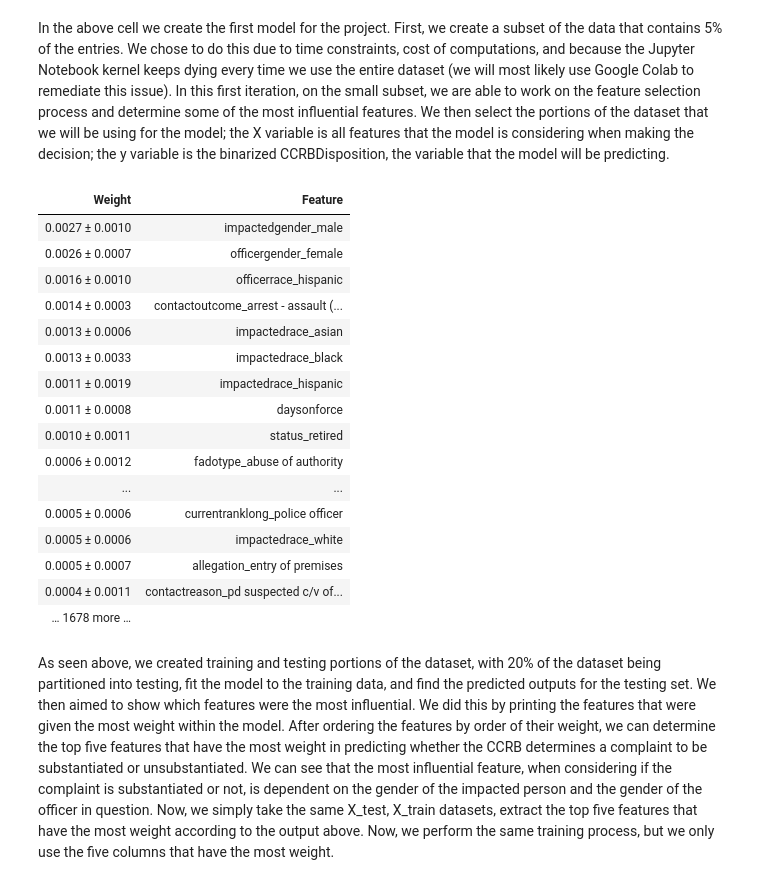
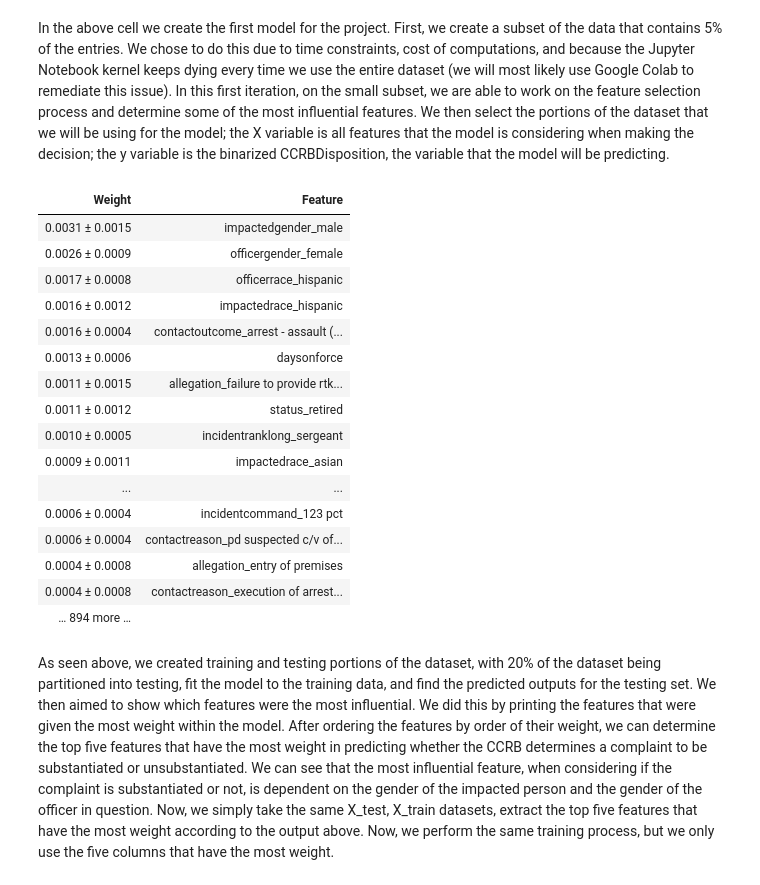
Before and after one commit to COGS118A/Group015-Wi23, a Jupyter notebook: CheckpointGroup015-Wi23.ipynb, the cells around one changed output. Saved outputs shown, nothing was run; the diff lists cells and outputs as text; code cells hidden in the pictures.

```diff
--- a/CheckpointGroup015-Wi23.ipynb
+++ b/CheckpointGroup015-Wi23.ipynb
@@ -132,7 +132,7 @@ Some variables have multiple columns with different interpretations (CurrentRank
 # LocationType, ReceivedDate, CloseDate
 ccrb = ccrb.drop(columns = ["AsOfDate", "AllegationID", "LastName", "FirstName", "ShieldNo", "ComplaintID",
                             "PenaltyRec", "NYPDDisposition", "PenaltyDesc", "LocationType", "ReceivedDate",
-                            "CloseDate", "IncidentRank", "CurrentRank", "BoardCat", "OfficerID"])
+                            "CloseDate", "IncidentRank", "CurrentRank", "BoardCat", "OfficerID", "LastActive"])
 
 # lowercase all column names and strings in column names
 ccrb.columns= ccrb.columns.str.lower()
@@ -156,9 +156,9 @@ Now, we want to binarize the values in the `ccrbdisposition` column. As mentione
 ccrbDispositionList = list(ccrb["ccrbdisposition"])
 for i in range(len(ccrbDispositionList)):
     if "substantiated" in ccrbDispositionList[i] and "unsubstantiated" not in ccrbDispositionList[i]:
-        ccrbDispositionList[i] = "substantiated"
+        ccrbDispositionList[i] = 1
     else:
-        ccrbDispositionList[i] = "unsubstantiated"
+        ccrbDispositionList[i] = 0
 
 ccrb["ccrbdisposition"] = ccrbDispositionList
 ccrb.head()
@@ -241,0 +265,3 @@ dtype: object
+# %%
+ccrb = ccrb.drop(columns = ["incidentdate"])
+ccrb.head()
@@ -419,41 +452,40 @@ from eli5.sklearn import PermutationImportance
 In the above cell we create the first model for the project. First, we create a subset of the data that contains 5% of the entries. We chose to do this due to time constraints, cost of computations, and because the Jupyter Notebook kernel keeps dying every time we use the entire dataset (we will most likely use Google Colab to remediate this issue). In this first iteration, on the small subset, we are able to work on the feature selection process and determine some of the most influential features.
 We then select the portions of the dataset that we will be using for the model; the X variable is all features that the model is considering when making the decision; the y variable is the binarized CCRBDisposition, the variable that the model will be predicting.
 # %%
-categoricalColumnsList.remove("ccrbdisposition")
 ccrb_5percent = ccrb.head(int(ccrb.shape[0] * 0.05))
 ccrb_5percent = pd.get_dummies(ccrb_5percent, columns = categoricalColumnsList)
 ccrb_5percent['impactedage'] = ccrb_5percent['impactedage'].fillna(0)
 
 # Split the data into training and testing sets
 X = ccrb_5percent.drop(columns = ["ccrbdisposition"])
 y = ccrb_5percent["ccrbdisposition"]
 X_train, X_test, y_train, y_test = train_test_split(X, y, test_size = 0.2, shuffle = False)
 
 # Fit a logistic regression model to the training data
 model = LogisticRegression(max_iter = 10000)
 model.fit(X_train, y_train)
 
 # Use permutation importance to get feature importance scores
 perm = PermutationImportance(model, random_state = 1).fit(X_test, y_test)
 eli5.show_weights(perm, feature_names = X_test.columns.tolist())
 # %% [output]
 | Weight | Feature |
-| 0.0027 ± 0.0010 | impactedgender_male |
-| 0.0026 ± 0.0007 | officergender_female |
-| 0.0016 ± 0.0010 | officerrace_hispanic |
-| 0.0014 ± 0.0003 | contactoutcome_arrest - assault (... |
-| 0.0013 ± 0.0006 | impactedrace_asian |
-| 0.0013 ± 0.0033 | impactedrace_black |
-| 0.0011 ± 0.0019 | impactedrace_hispanic |
-| 0.0011 ± 0.0008 | daysonforce |
-| 0.0010 ± 0.0011 | status_retired |
-| 0.0006 ± 0.0012 | fadotype_abuse of authority |
+| 0.0031 ± 0.0015 | impactedgender_male |
+| 0.0026 ± 0.0009 | officergender_female |
+| 0.0017 ± 0.0008 | officerrace_hispanic |
+| 0.0016 ± 0.0012 | impactedrace_hispanic |
+| 0.0016 ± 0.0004 | contactoutcome_arrest - assault (... |
+| 0.0013 ± 0.0006 | daysonforce |
+| 0.0011 ± 0.0015 | allegation_failure to provide rtk... |
+| 0.0011 ± 0.0012 | status_retired |
+| 0.0010 ± 0.0005 | incidentranklong_sergeant |
+| 0.0009 ± 0.0011 | impactedrace_asian |
 | ... | ... |
-| 0.0005 ± 0.0006 | currentranklong_police officer |
-| 0.0005 ± 0.0006 | impactedrace_white |
-| 0.0005 ± 0.0007 | allegation_entry of premises |
-| 0.0004 ± 0.0011 | contactreason_pd suspected c/v of... |
-| … 1678 more … |  |
+| 0.0006 ± 0.0004 | incidentcommand_123 pct |
+| 0.0006 ± 0.0004 | contactreason_pd suspected c/v of... |
+| 0.0004 ± 0.0008 | allegation_entry of premises |
+| 0.0004 ± 0.0008 | contactreason_execution of arrest... |
+| … 894 more … |  |
 # %% [markdown]
 As seen above, we created training and testing portions of the dataset, with 20% of the dataset being partitioned into testing, fit the model to the training data, and find the predicted outputs for the testing set. We then aimed to show which features were the most influential. We did this by printing the features that were given the most weight within the model. After ordering the features by order of their weight, we can determine the top five features that have the most weight in predicting whether the CCRB determines a complaint to be substantiated or unsubstantiated. We can see that the most influential feature, when considering if the complaint is substantiated or not, is dependent on the gender of the impacted person and the gender of the officer in question. Now, we simply take the same X_test, X_train datasets, extract the top five features that have the most weight according to the output above. Now, we perform the same training process, but we only use the five columns that have the most weight.
 # %%
```
Also changed, not shown: parts of 16 cells of this notebook.
